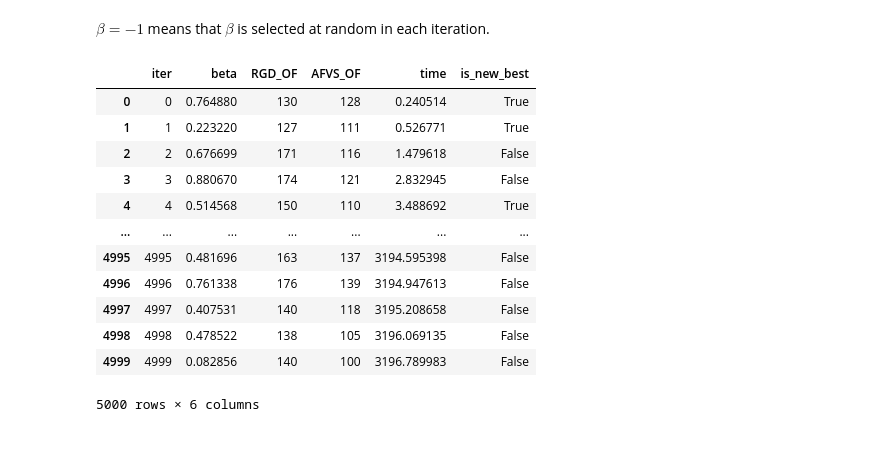
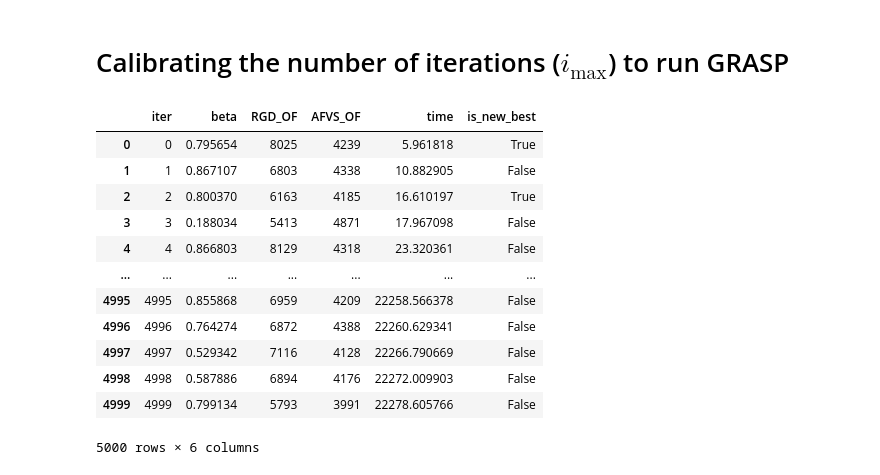
Before and after one commit to netotz/alpha-neighbor-p-center-problem, a Jupyter notebook: anpcp/igrasp_iters.ipynb, the cells around one changed output. Cells and saved outputs as stored; diff of their text form; code cells hidden in the pictures; blank space fills up the shorter version.

```diff
--- a/anpcp/igrasp_iters.ipynb
+++ b/anpcp/igrasp_iters.ipynb
@@ -1,25 +1,30 @@
-# %% [markdown]
-$\beta = -1$ means that $\beta$ is selected at random in each iteration.
+# %% [markdown]
+# Calibrating the number of iterations ($i_{\max}$) to run GRASP
 # %%
 import pandas as pd
 from grasp_iters import read_results
 
-# iters = read_results("rl1323_882_441_0_p44_a3")
-iters = read_results("rat783_522_261_0_p20_a2")
-# iters = read_results("rl1323_882_441_0_p20_a3")
+names = [
+    "rat783_522_261_0_p20_a2",
+    "rl1323_882_441_0_p20_a3",
+    "anpcp_882_441_0_p20_a3"
+]
+name = names[2]
+
+iters = read_results(name)
+
+iters
+# %% [output]
+|  | iter | beta | RGD_OF | AFVS_OF | time | is_new_best |
+| 0 | 0 | 0.795654 | 8025 | 4239 | 5.961818 | True |
+| 1 | 1 | 0.867107 | 6803 | 4338 | 10.882905 | False |
+| 2 | 2 | 0.800370 | 6163 | 4185 | 16.610197 | True |
+| 3 | 3 | 0.188034 | 5413 | 4871 | 17.967098 | False |
+| 4 | 4 | 0.866803 | 8129 | 4318 | 23.320361 | False |
+| ... | ... | ... | ... | ... | ... | ... |
+| 4995 | 4995 | 0.855868 | 6959 | 4209 | 22258.566378 | False |
+| 4996 | 4996 | 0.764274 | 6872 | 4388 | 22260.629341 | False |
+| 4997 | 4997 | 0.529342 | 7116 | 4128 | 22266.790669 | False |
+| 4998 | 4998 | 0.587886 | 6894 | 4176 | 22272.009903 | False |
+| 4999 | 4999 | 0.799134 | 5793 | 3991 | 22278.605766 | False |
+5000 rows × 6 columns
-# %%
-iters
-# %% [output]
-|  | iter | beta | RGD_OF | AFVS_OF | time | is_new_best |
-| 0 | 0 | 0.764880 | 130 | 128 | 0.240514 | True |
-| 1 | 1 | 0.223220 | 127 | 111 | 0.526771 | True |
-| 2 | 2 | 0.676699 | 171 | 116 | 1.479618 | False |
-| 3 | 3 | 0.880670 | 174 | 121 | 2.832945 | False |
-| 4 | 4 | 0.514568 | 150 | 110 | 3.488692 | True |
-| ... | ... | ... | ... | ... | ... | ... |
-| 4995 | 4995 | 0.481696 | 163 | 137 | 3194.595398 | False |
-| 4996 | 4996 | 0.761338 | 176 | 139 | 3194.947613 | False |
-| 4997 | 4997 | 0.407531 | 140 | 118 | 3195.208658 | False |
-| 4998 | 4998 | 0.478522 | 138 | 105 | 3196.069135 | False |
-| 4999 | 4999 | 0.082856 | 140 | 100 | 3196.789983 | False |
-5000 rows × 6 columns
```
Also changed, not shown: parts of 8 cells of this notebook, 6 other files.
